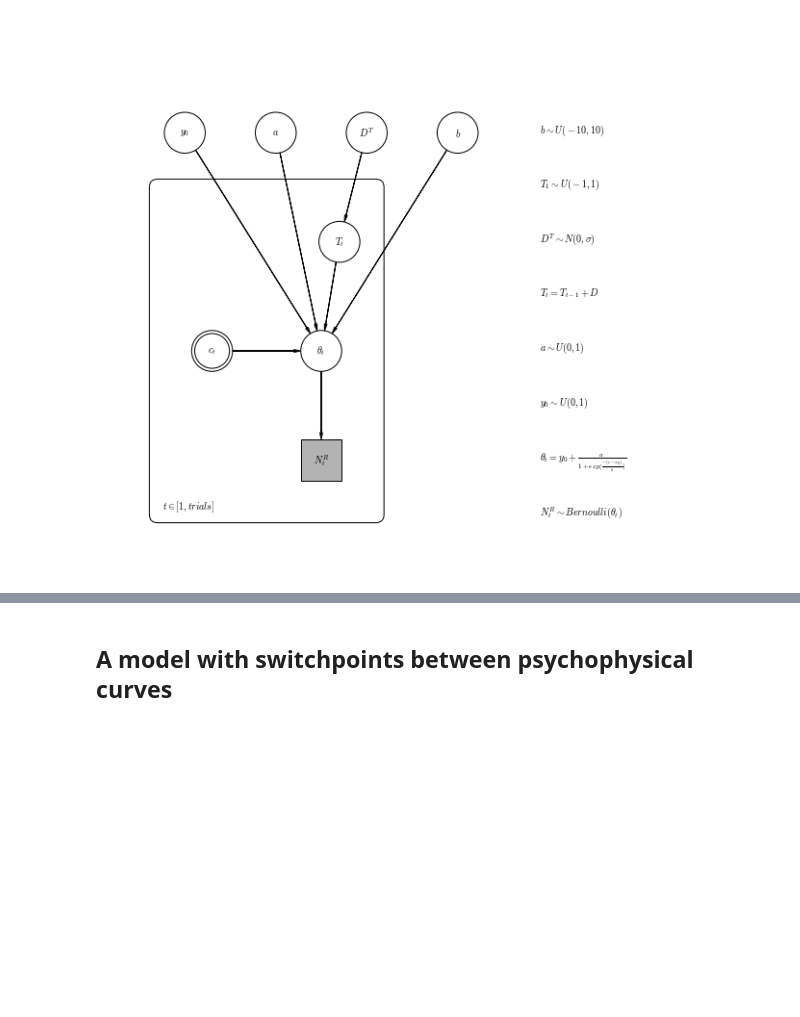
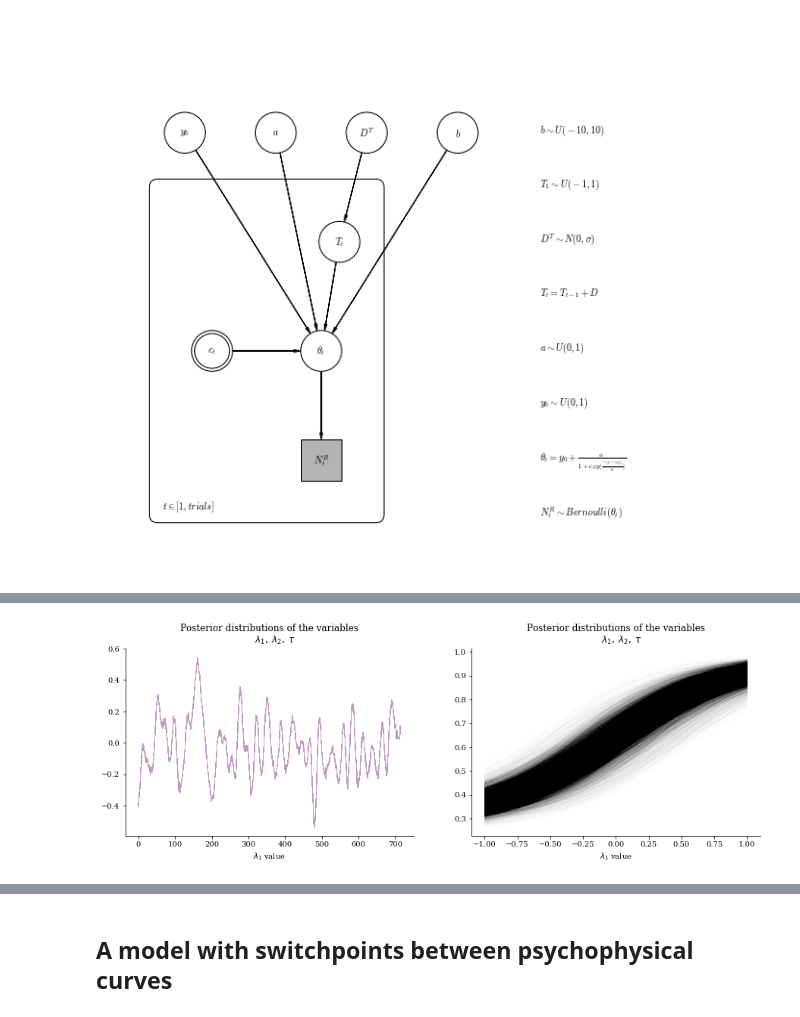
Before and after one commit to adamimos/RDK_analysis, a Jupyter notebook: PGMs for Behavior.ipynb, the cells around one changed output, grey strips where cells are left out. Saved outputs shown, nothing was run; the diff lists cells and outputs as text; code cells hidden in the pictures; blank space fills up the shorter version.

```diff
--- a/PGMs for Behavior.ipynb
+++ b/PGMs for Behavior.ipynb
@@ -240,0 +253,51 @@ KeyboardInterrupt:
+# %%
+with model:
+    step = pm.Metropolis()
+    trace = pm.sample(3000000, tune=1000,step=step)
+# %%
+#T_traces = trace['T']
+a_traces = trace['a']
+y0_traces = trace['y0']
+b_traces = trace['b']
+thresh_traces = trace['thresh']
+
+figsize(15, 10)
+coherences = np.linspace(-1,1)
+ax = plt.subplot(221)
+
+#psych = lambda y0,a,T,b,c: y0 + a /(1+np.exp((c-T)/b))
+
+for i in range(2999900, 3000000):
+    plt.plot(thresh_traces[i],alpha=0.005,c='m')
+
+plt.legend(loc="upper left")
+plt.title(r"""Posterior distributions of the variables
+    $\lambda_1,\;\lambda_2,\;\tau$""")
+#plt.xlim([-1,1 ])
+plt.xlabel("$\lambda_1$ value")
+
+
+simpleaxis(ax)
+
+
+
+figsize(15, 10)
+coherences = np.linspace(-1,1)
+ax = plt.subplot(222)
+
+psych = lambda y0,a,T,b,c: y0 + a /(1+np.exp((c-T)/b))
+
+for i in range(2999900, 3000000):
+    for j in np.arange(0, num_trials, 5):
+        plt.plot(coherences,psych(y0_traces[i],a_traces[i],thresh_traces[i, j],b_traces[i],coherences),alpha=0.005,c='k')
+
+plt.legend(loc="upper left")
+plt.title(r"""Posterior distributions of the variables
+    $\lambda_1,\;\lambda_2,\;\tau$""")
+#plt.xlim([-1,1 ])
+plt.xlabel("$\lambda_1$ value")
+
+
+simpleaxis(ax)
+# %% [output]
+[figure, added]
```
Also changed, not shown: parts of 17 cells of this notebook, 7 other files.
